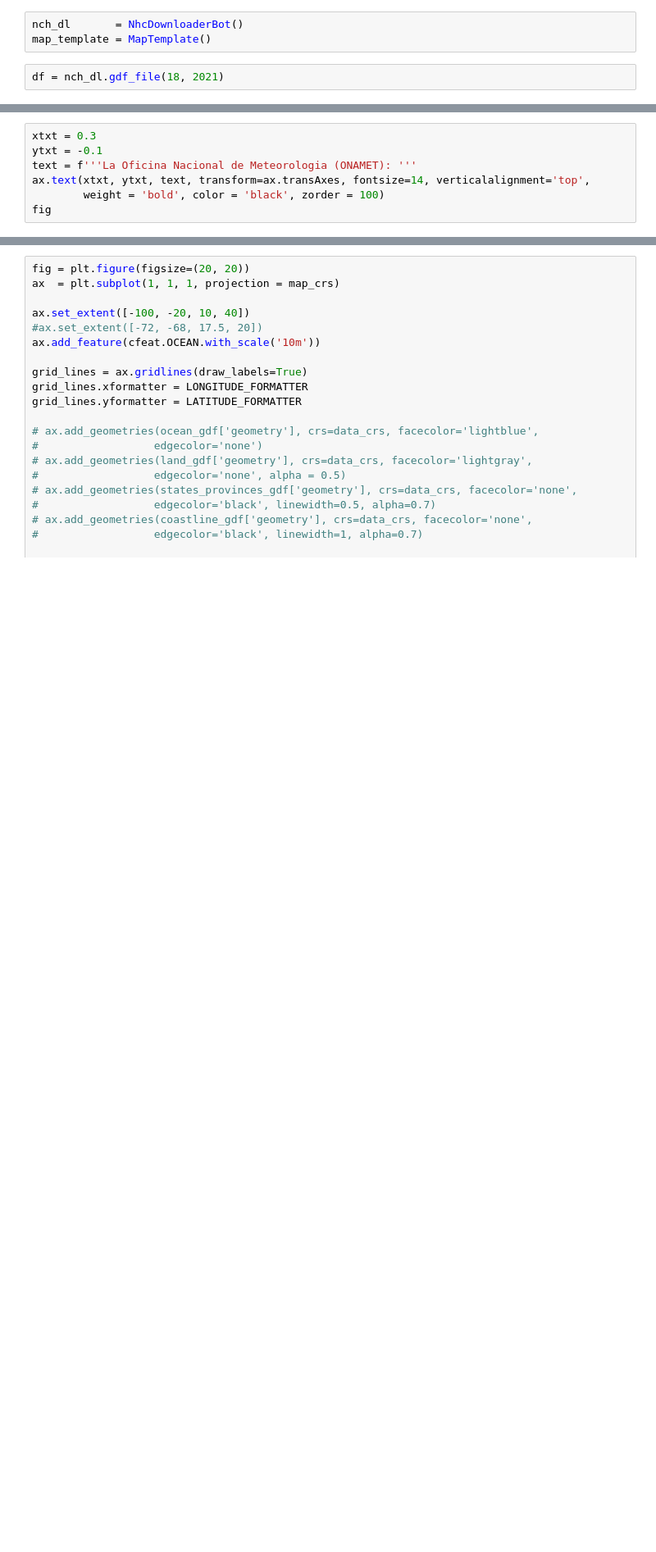
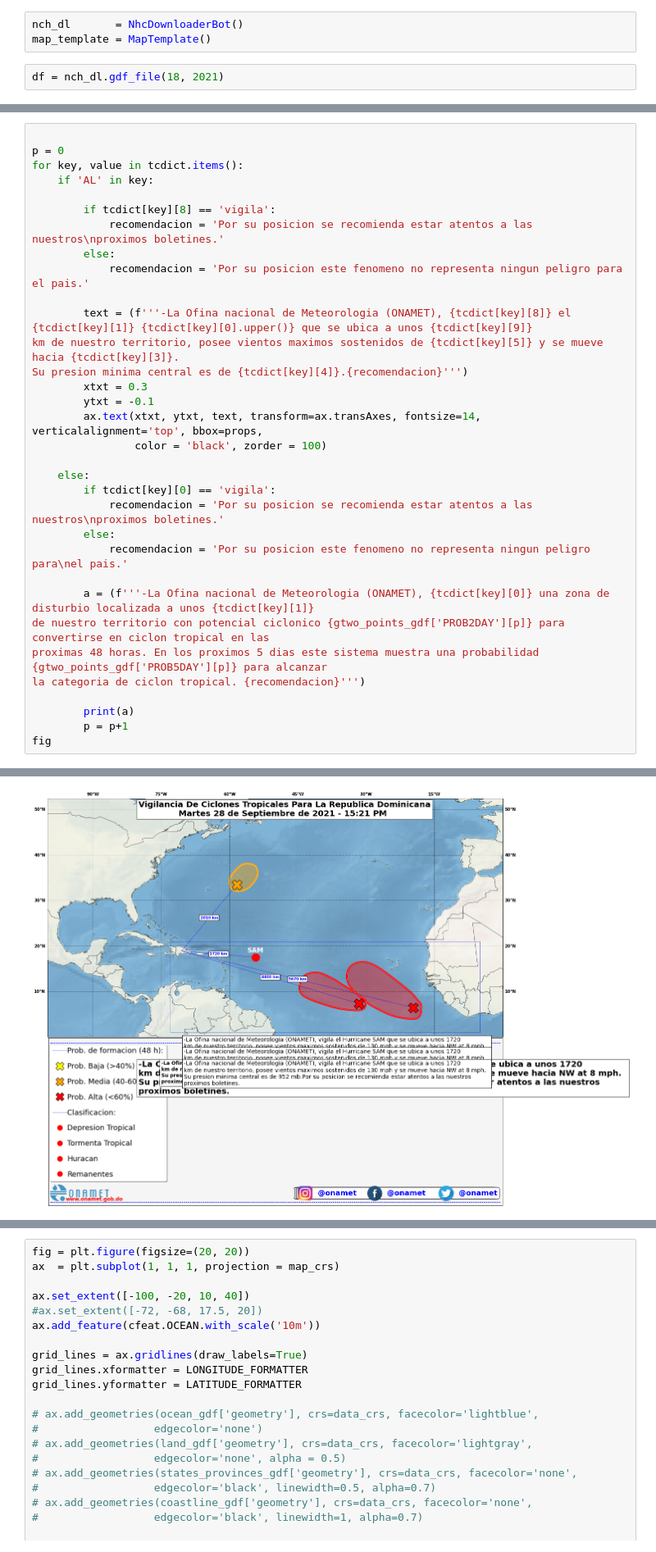
Before and after one commit to jmedinah09/UnidataProjects, a Jupyter notebook: tropical_cyclone_plot_project/Tropical_Cyclone_Plot_Project_latest_file.ipynb, the cells around one changed output, grey strips where cells are left out. Shown at 82% size. Cells and saved outputs as stored; diff of their text form; blank space fills up the shorter version.

Commit message:
Adding text boxes with descriptions and criterias

```diff
--- a/tropical_cyclone_plot_project/Tropical_Cyclone_Plot_Project_latest_file.ipynb
+++ b/tropical_cyclone_plot_project/Tropical_Cyclone_Plot_Project_latest_file.ipynb
@@ -170,7 +238,0 @@ Text(0.2, 0.99, 'Vigilancia De Ciclones Tropicales Para La Republica Dominicana\
-# %%
-xtxt = 0.3
-ytxt = -0.1
-text = f'''La Oficina Nacional de Meteorologia (ONAMET): '''
-ax.text(xtxt, ytxt, text, transform=ax.transAxes, fontsize=14, verticalalignment='top',
-        weight = 'bold', color = 'black', zorder = 100)
-fig
@@ -178,0 +239,34 @@ fig
+# %%
+
+p = 0
+for key, value in tcdict.items():
+    if 'AL' in key:
+
+        if tcdict[key][8] == 'vigila':
+            recomendacion = 'Por su posicion se recomienda estar atentos a las nuestros\nproximos boletines.'
+        else:
+            recomendacion = 'Por su posicion este fenomeno no representa ningun peligro para el pais.'
+
+        text = (f'''-La Ofina nacional de Meteorologia (ONAMET), {tcdict[key][8]} el {tcdict[key][1]} {tcdict[key][0].upper()} que se ubica a unos {tcdict[key][9]}
+km de nuestro territorio, posee vientos maximos sostenidos de {tcdict[key][5]} y se mueve hacia {tcdict[key][3]}.
+Su presion minima central es de {tcdict[key][4]}.{recomendacion}''')
+        xtxt = 0.3
+        ytxt = -0.1
+        ax.text(xtxt, ytxt, text, transform=ax.transAxes, fontsize=14, verticalalignment='top', bbox=props,
+                color = 'black', zorder = 100)
+
+    else:
+        if tcdict[key][0] == 'vigila':
+            recomendacion = 'Por su posicion se recomienda estar atentos a las nuestros\nproximos boletines.'
+        else:
+            recomendacion = 'Por su posicion este fenomeno no representa ningun peligro para\nel pais.'
+
+        a = (f'''-La Ofina nacional de Meteorologia (ONAMET), {tcdict[key][0]} una zona de disturbio localizada a unos {tcdict[key][1]}
+de nuestro territorio con potencial ciclonico {gtwo_points_gdf['PROB2DAY'][p]} para convertirse en ciclon tropical en las
+proximas 48 horas. En los proximos 5 dias este sistema muestra una probabilidad {gtwo_points_gdf['PROB5DAY'][p]} para alcanzar
+la categoria de ciclon tropical. {recomendacion}''')
+
+        print(a)
+        p = p+1
+fig
+# %% [output]
@@ -178,0 +288 @@ fig
+[figure, added]
```
Also changed, not shown: parts of 4 cells of this notebook, 7 other files.
